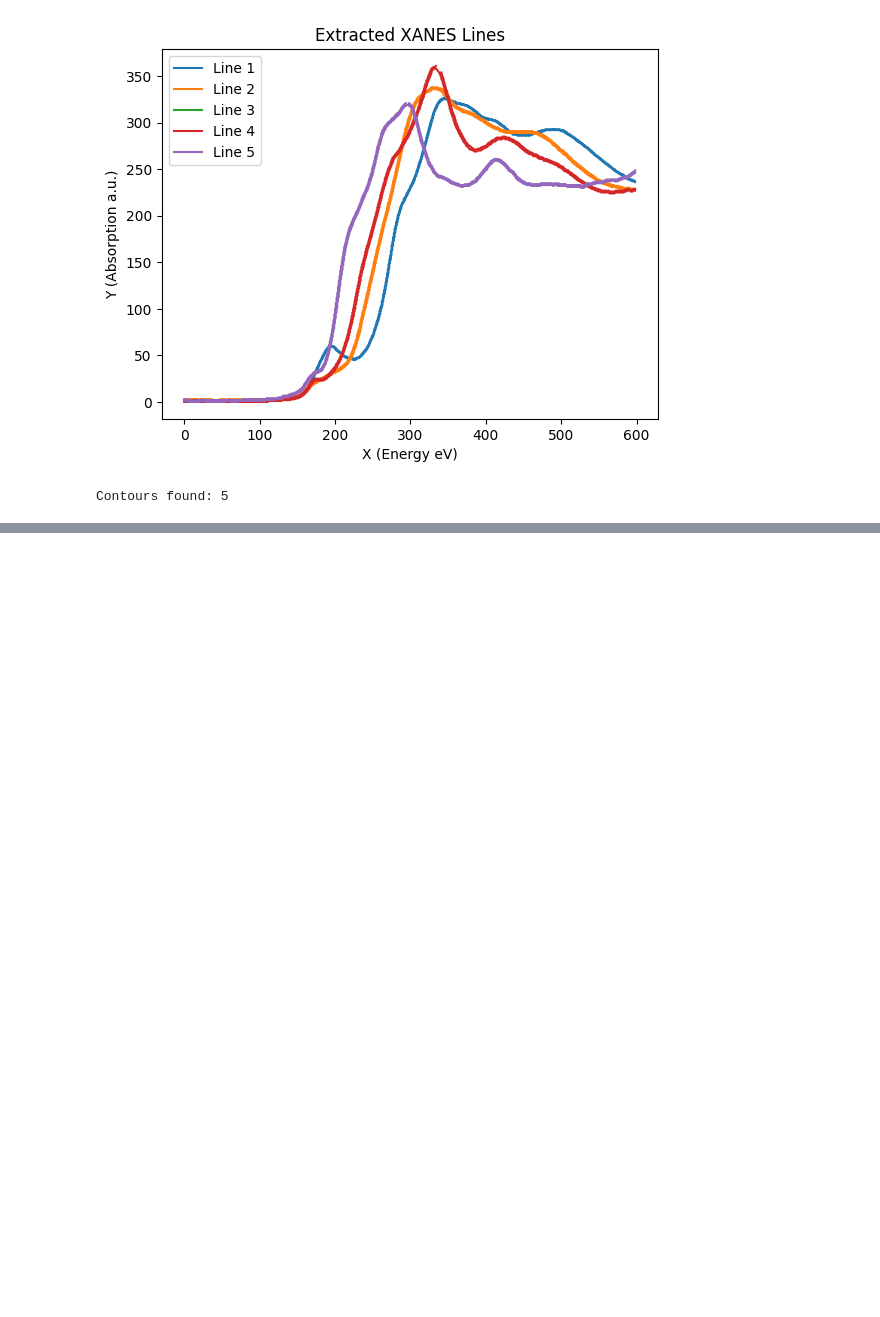
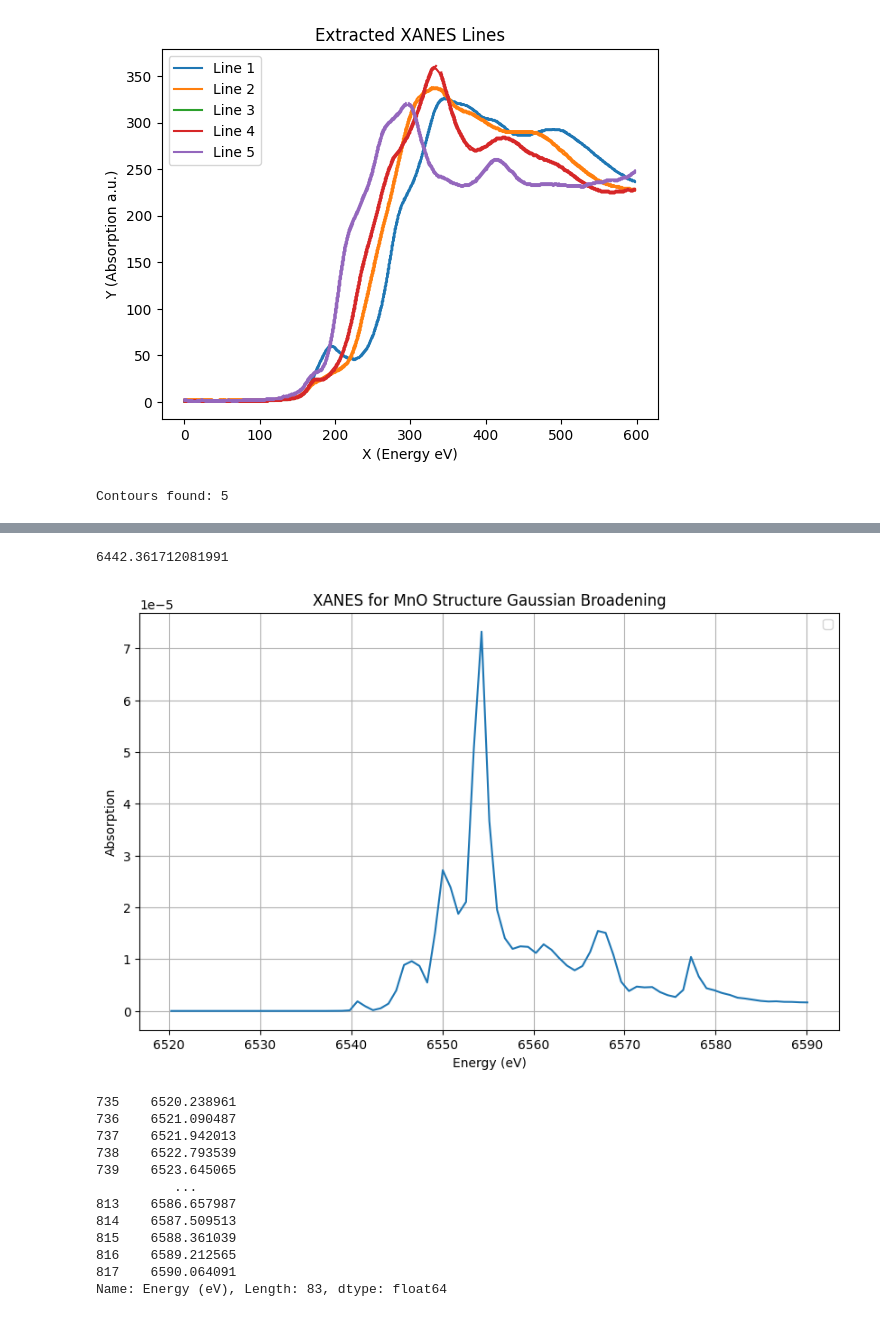
Before and after one commit to Lungelodlm/chemeng, a Jupyter notebook: Summary.ipynb, the cells around one changed output, grey strips where cells are left out. Saved outputs shown, nothing was run; the diff lists cells and outputs as text; code cells hidden in the pictures; blank space fills up the shorter version.

```diff
--- a/Summary.ipynb
+++ b/Summary.ipynb
@@ -176,0 +176,40 @@ plt.show()
+# %%
+# Shiftting the data
+# Locate the index of the maximum Y value
+max_y = line5['y'].idxmax()
+max_MnO = MnO_bulk['Absorption'].idxmax()
+# Find the corresponding X value
+x_max_y = line5.loc[max_y, 'x']
+x_max_MnO = MnO_bulk.loc[max_MnO, 'Energy (eV)']
+print(x_max_MnO)
+# %% [output]
+6442.361712081991
+# %%
+# Filter the DataFrame to only include rows where Energy >= 6520
+MnO_bulk = MnO_bulk[(MnO_bulk["Energy (eV)"] >= 6408) & (MnO_bulk["Energy (eV)"] <= 6478.5)]
+shift_absorption = x_max_y - x_max_MnO
+MnO_bulk["Energy (eV)"] = MnO_bulk["Energy (eV)"] + shift_absorption
+plt.figure(figsize=(10, 6))
+plt.plot(MnO_bulk["Energy (eV)"],MnO_bulk['Absorption'])
+plt.xlabel('Energy (eV)')
+plt.ylabel('Absorption')
+plt.title('XANES for MnO Structure Gaussian Broadening')
+plt.grid(True)
+plt.legend()
+plt.show()
+# shift_absorption
+MnO_bulk["Energy (eV)"]
+# %% [output]
+[figure, added]
+735    6520.238961
+736    6521.090487
+737    6521.942013
+738    6522.793539
+739    6523.645065
+          ...
+813    6586.657987
+814    6587.509513
+815    6588.361039
+816    6589.212565
+817    6590.064091
+Name: Energy (eV), Length: 83, dtype: float64
```
Also changed, not shown: parts of 6 cells of this notebook.
